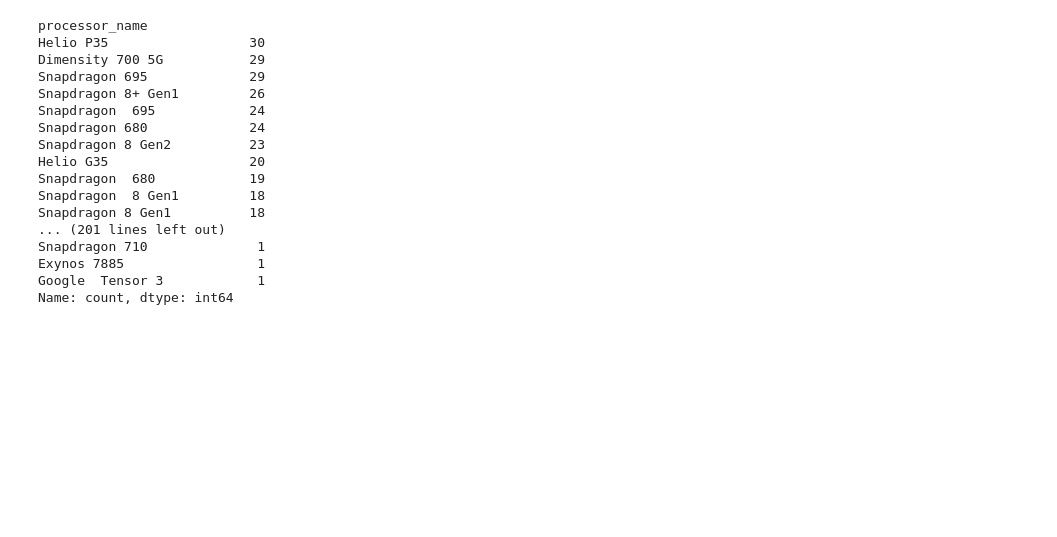
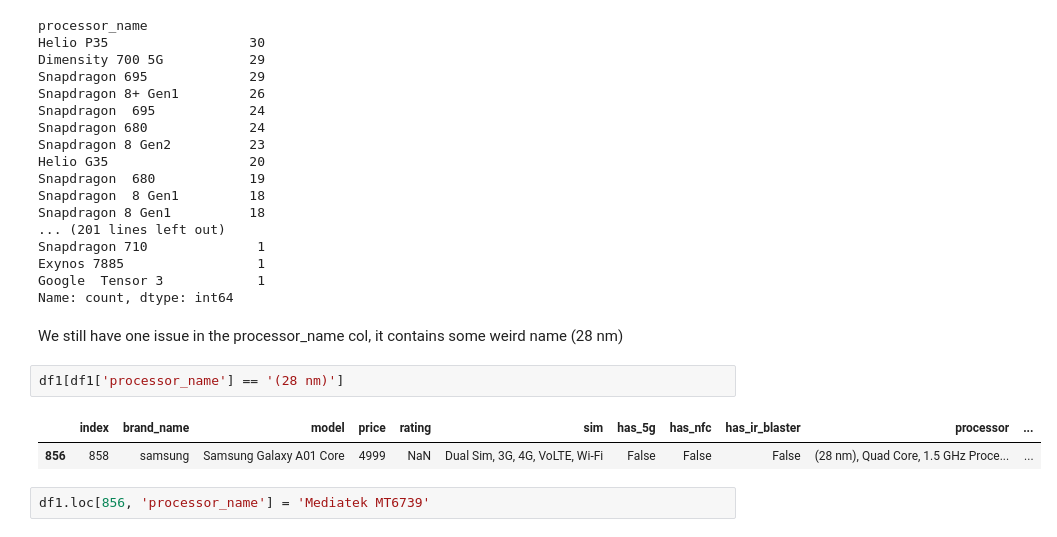
Before and after one commit to Muhammad-Waleed-Source/Data-Analysis-Process, a Jupyter notebook: Data Cleaning/1-Data-Cleaning.ipynb, the cells around one changed output. Drawn from its saved outputs; the diff is of its cells as text; blank space fills up the shorter version.

```diff
--- a/Data Cleaning/1-Data-Cleaning.ipynb
+++ b/Data Cleaning/1-Data-Cleaning.ipynb
@@ -1284,3 +1284,12 @@ Snapdragon 710              1
 Exynos 7885                 1
 Google  Tensor 3            1
 Name: count, dtype: int64
+# %% [markdown]
+We still have one issue in the processor_name col, it contains some weird name (28 nm)
+# %%
+df1[df1['processor_name'] == '(28 nm)']
+# %% [output]
+|  | index | brand_name | model | price | rating | sim | has_5g | has_nfc | has_ir_blaster | processor | ... |
+| 856 | 858 | samsung | Samsung Galaxy A01 Core | 4999 | NaN | Dual Sim, 3G, 4G, VoLTE, Wi-Fi | False | False | False | (28 nm), Quad Core, 1.5 GHz Proce... | ... |
+# %%
+df1.loc[856, 'processor_name'] = 'Mediatek MT6739'
```
Also changed, not shown: parts of 1 cell of this notebook.
